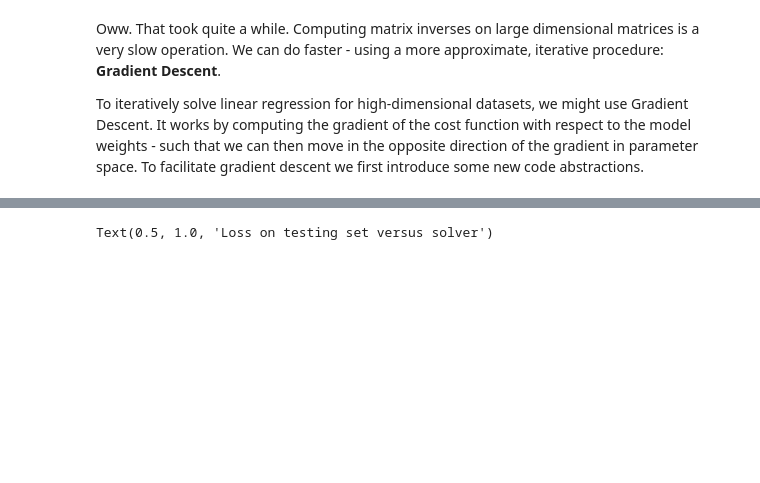
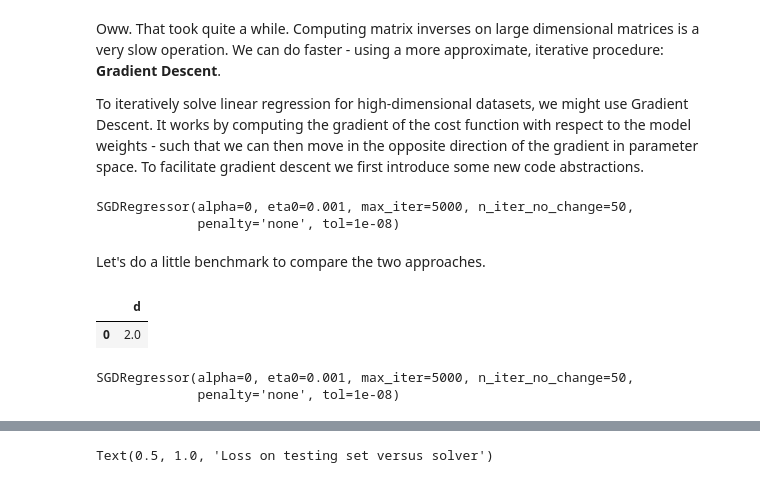
Before and after one commit to dunnkers/linear-regression-to-neural-networks, a Jupyter notebook: main.ipynb, the cells around one changed output, grey strips where cells are left out. Drawn from its saved outputs; the diff is of its cells as text; code cells hidden in the pictures; blank space fills up the shorter version.

```diff
--- a/main.ipynb
+++ b/main.ipynb
@@ -186,28 +199,43 @@ Oww. That took quite a while. Computing matrix inverses on large dimensional mat
 
 To iteratively solve linear regression for high-dimensional datasets, we might use Gradient Descent. It works by computing the gradient of the cost function with respect to the model weights - such that we can then move in the opposite direction of the gradient in parameter space. To facilitate gradient descent we first introduce some new code abstractions.
 # %%
-from sklearn.linear_model import SGDRegressor
+# from sklearn.linear_model import SGDRegressor
 
 clf = SGDRegressor(alpha=0, n_iter_no_change=50, max_iter=5000, tol=1e-8,
     penalty='none', eta0=0.001)
 
-times_sgd = []
-coefs_sgd = []
-losses_sgd = []
-for i in tqdm(range(10)):
-    start = time()
-    clf.fit(Xbig_train[:, 1:], np.squeeze(Ybig_train)) # omit bias
-    end = time()
-    # predict
-    # Ŷ = clf.predict(Xbig_test[:, 1:])
-    # mse = mean_squared_error(Ybig_test, Ŷ)
+# times_sgd = []
+# coefs_sgd = []
+# losses_sgd = []
+# for i in tqdm(range(10)):
+#     start = time()
+clf.fit(Xbig_train[:, 1:], np.squeeze(Ybig_train)) # omit bias
+    # end = time()
 
-    all_coefs = np.append(clf.intercept_, clf.coef_)
-    all_coefs = np.expand_dims(all_coefs, axis=1)
-    mse = MSE(Xbig_test, Ybig_test, all_coefs)
-    mse
+    # all_coefs = np.append(clf.intercept_, clf.coef_)
+    # all_coefs = np.expand_dims(all_coefs, axis=1)
+    # mse = MSE(Xbig_test, Ybig_test, all_coefs)
+    # mse
 
-    times_sgd.append(end - start)
-    coefs_sgd.append(all_coefs)
-    # coefs_sgd.append(clf.coef_)
-    losses_sgd.append(mse)
+    # times_sgd.append(end - start)
+    # coefs_sgd.append(all_coefs)
+    # losses_sgd.append(mse)
+# %% [output]
+SGDRegressor(alpha=0, eta0=0.001, max_iter=5000, n_iter_no_change=50,
+             penalty='none', tol=1e-08)
+# %% [markdown]
+Let's do a little benchmark to compare the two approaches.
+# %%
+df=pd.DataFrame()
+df = df.append({'d':2}, ignore_index=True)
+df.append({'d':32}, ignore_index=True)
+df
+# %% [output]
+|  | d |
+| 0 | 2.0 |
+# %%
+d=Xbig_train[:, 1:], np.squeeze(Ybig_train)
+clf.fit(*d)
+# %% [output]
+SGDRegressor(alpha=0, eta0=0.001, max_iter=5000, n_iter_no_change=50,
+             penalty='none', tol=1e-08)
```
Also changed, not shown: parts of 12 cells of this notebook.
